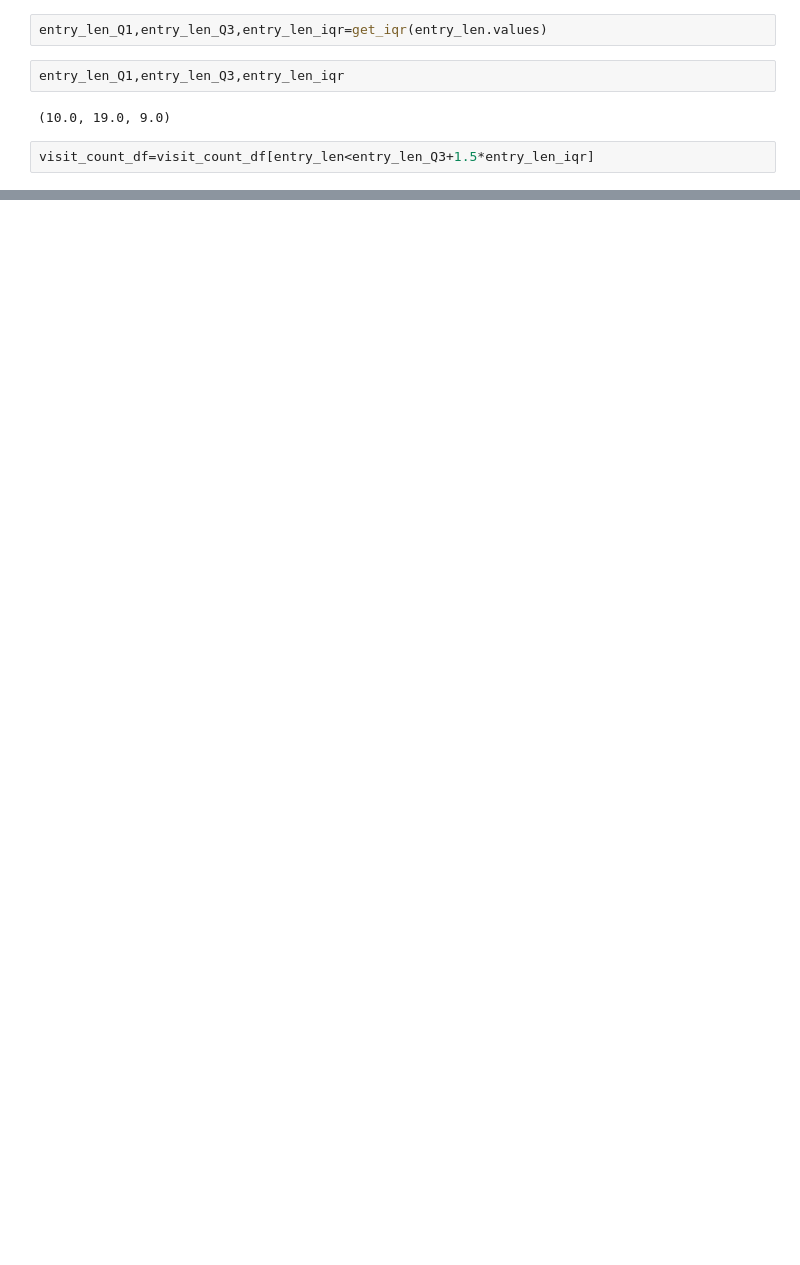
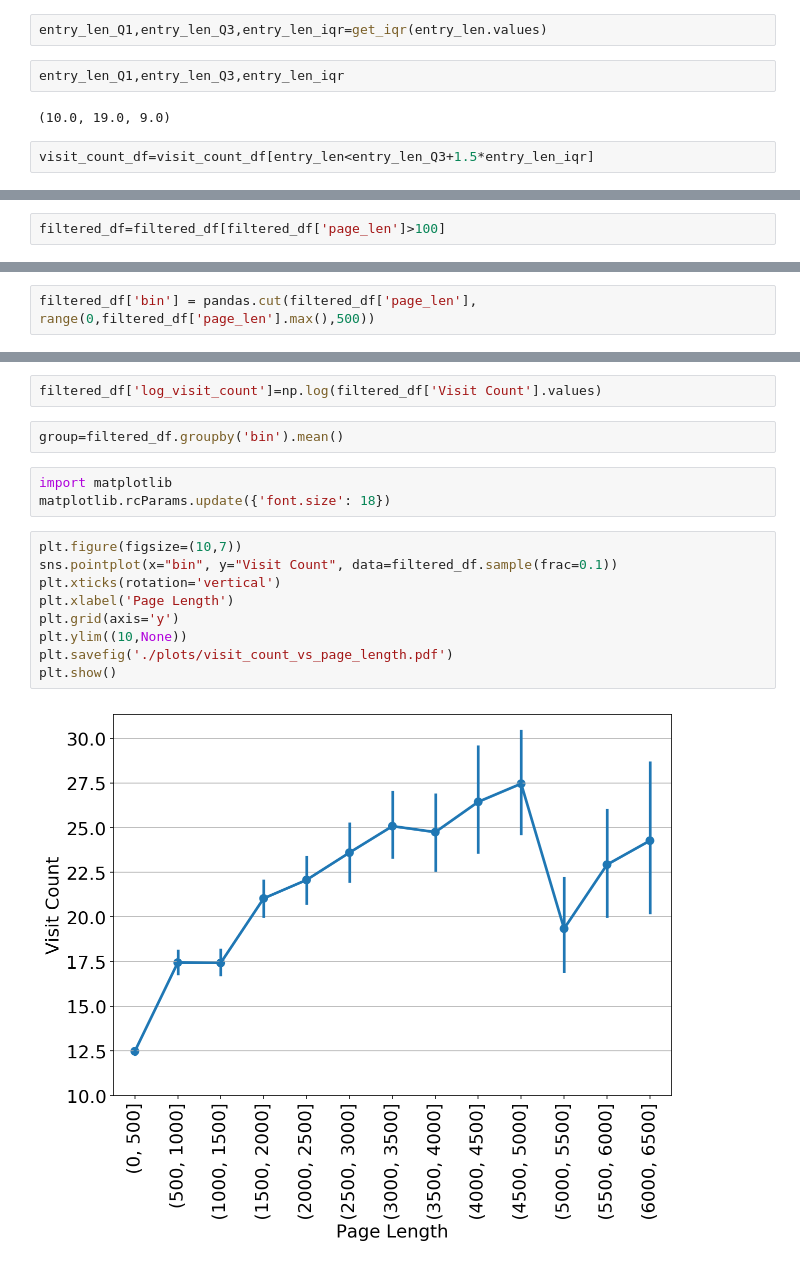
Before and after one commit to xuan-li/CSE-544-Project, a Jupyter notebook: Page_Length.ipynb, the cells around one changed output, grey strips where cells are left out. Cells and saved outputs as stored; diff of their text form; blank space fills up the shorter version.

```diff
--- a/Page_Length.ipynb
+++ b/Page_Length.ipynb
@@ -63,0 +93,2 @@ visit_count_df.head()
+# %%
+filtered_df=filtered_df[filtered_df['page_len']>100]
@@ -67,0 +103,2 @@ visit_count_df['Visit Count'].mean()
+# %%
+filtered_df['bin'] = pandas.cut(filtered_df['page_len'], range(0,filtered_df['page_len'].max(),500))
@@ -67,0 +114,18 @@ visit_count_df['Visit Count'].mean()
+# %%
+filtered_df['log_visit_count']=np.log(filtered_df['Visit Count'].values)
+# %%
+group=filtered_df.groupby('bin').mean()
+# %%
+import matplotlib
+matplotlib.rcParams.update({'font.size': 18})
+# %%
+plt.figure(figsize=(10,7))
+sns.pointplot(x="bin", y="Visit Count", data=filtered_df.sample(frac=0.1))
+plt.xticks(rotation='vertical')
+plt.xlabel('Page Length')
+plt.grid(axis='y')
+plt.ylim((10,None))
+plt.savefig('./plots/visit_count_vs_page_length.pdf')
+plt.show()
+# %% [output]
+[figure, added]
```
Also changed, not shown: parts of 18 cells of this notebook, 17 other files.
